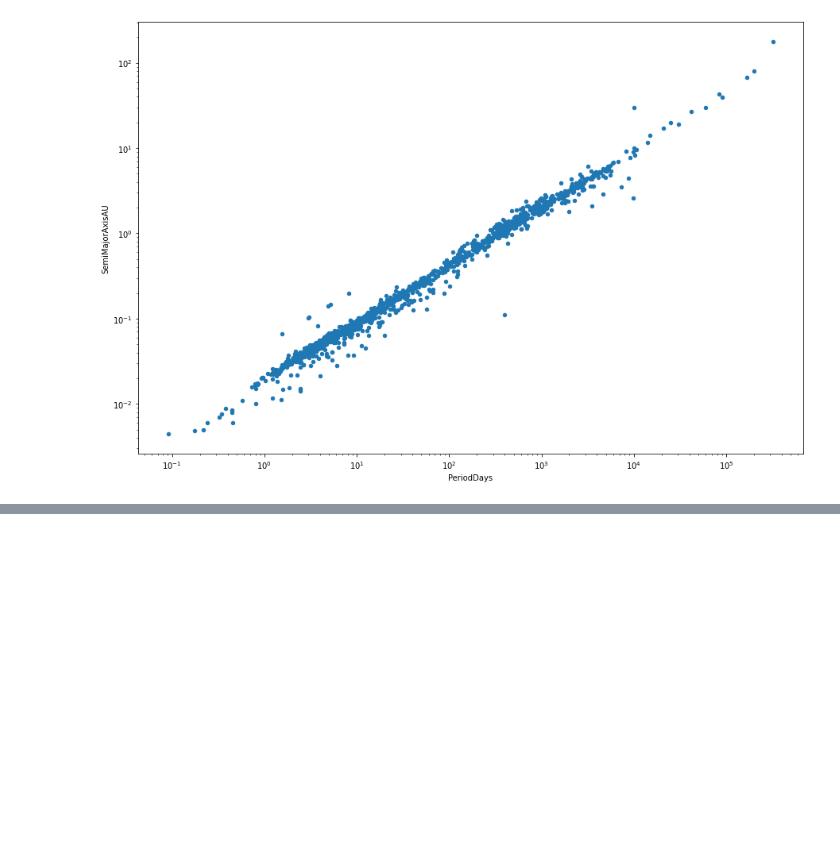
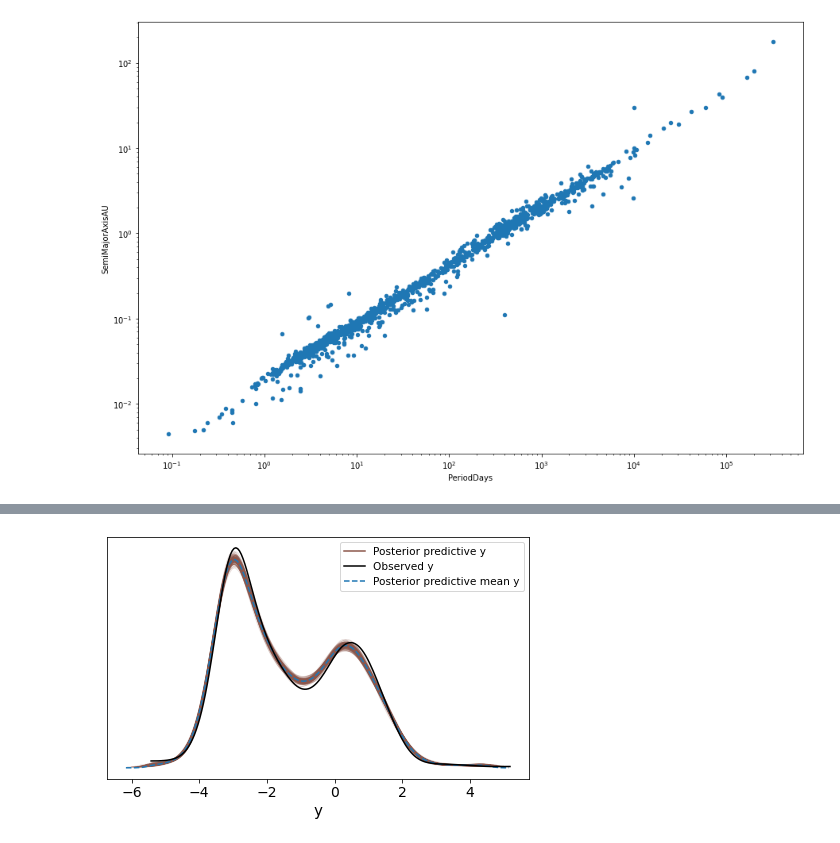
Before and after one commit to nbrockett/applied-bayesian-methods, a Jupyter notebook: 1-linear-regression/linear-regression.ipynb, the cells around one changed output, grey strips where cells are left out. Cells and saved outputs as stored; diff of their text form; code cells hidden in the pictures; blank space fills up the shorter version.

```diff
--- a/1-linear-regression/linear-regression.ipynb
+++ b/1-linear-regression/linear-regression.ipynb
@@ -44,0 +86,3 @@ df.plot(x='PeriodDays', gy='SemiMajorAxisAU', kind='scatter', ax=ax, logx=True,
+# %%
+with model:
+    pp_trace = pm.sample_posterior_predictive(trace, 200, random_seed=42)
@@ -44,0 +97,4 @@ df.plot(x='PeriodDays', gy='SemiMajorAxisAU', kind='scatter', ax=ax, logx=True,
+# %%
+idata = az.from_pymc3(trace, posterior_predictive=pp_trace)
+az.plot_ppc(idata);
+# %% [output]
@@ -44,0 +102 @@ df.plot(x='PeriodDays', gy='SemiMajorAxisAU', kind='scatter', ax=ax, logx=True,
+[figure, added]
```
Also changed, not shown: parts of 9 cells of this notebook.
